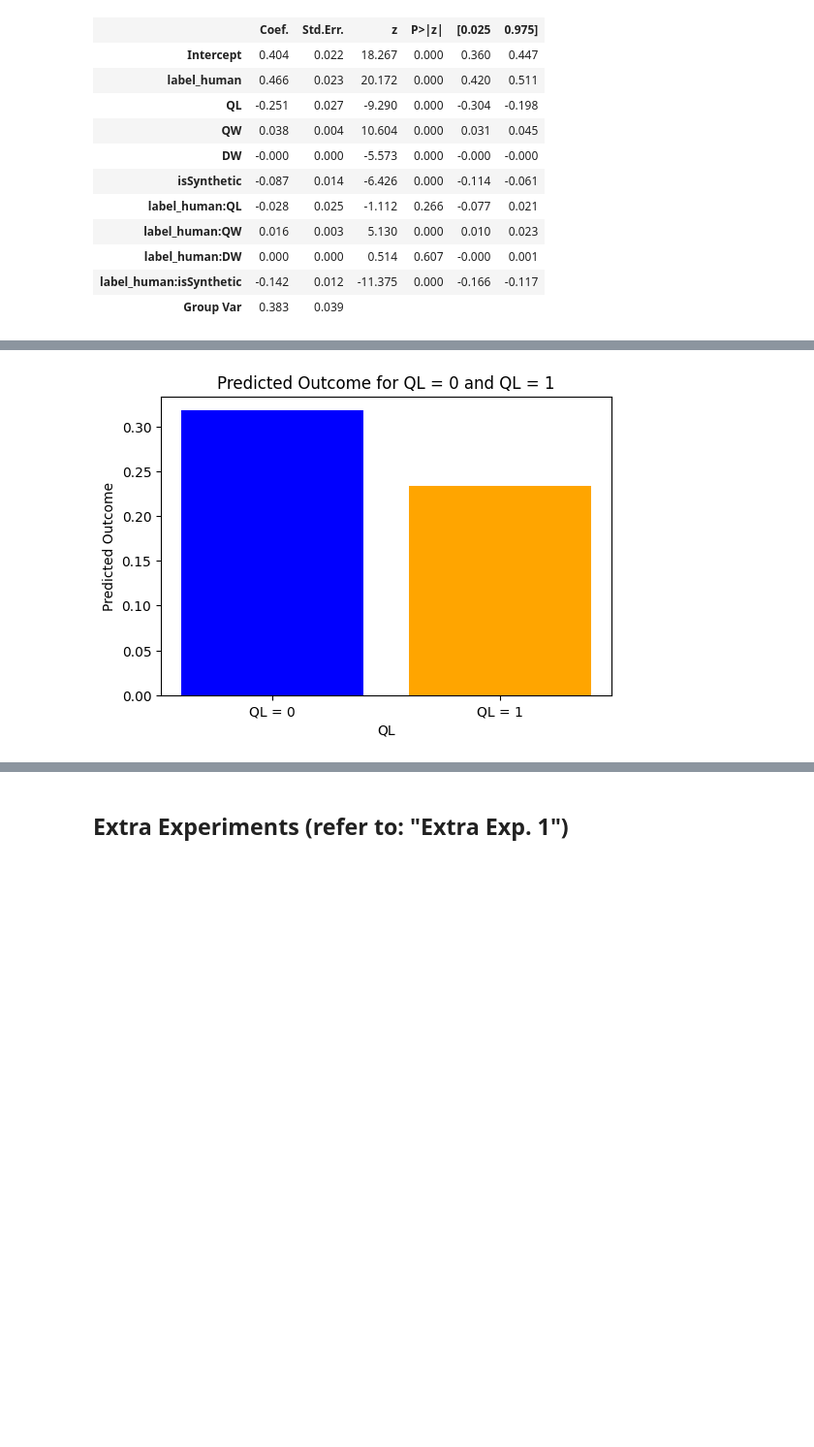
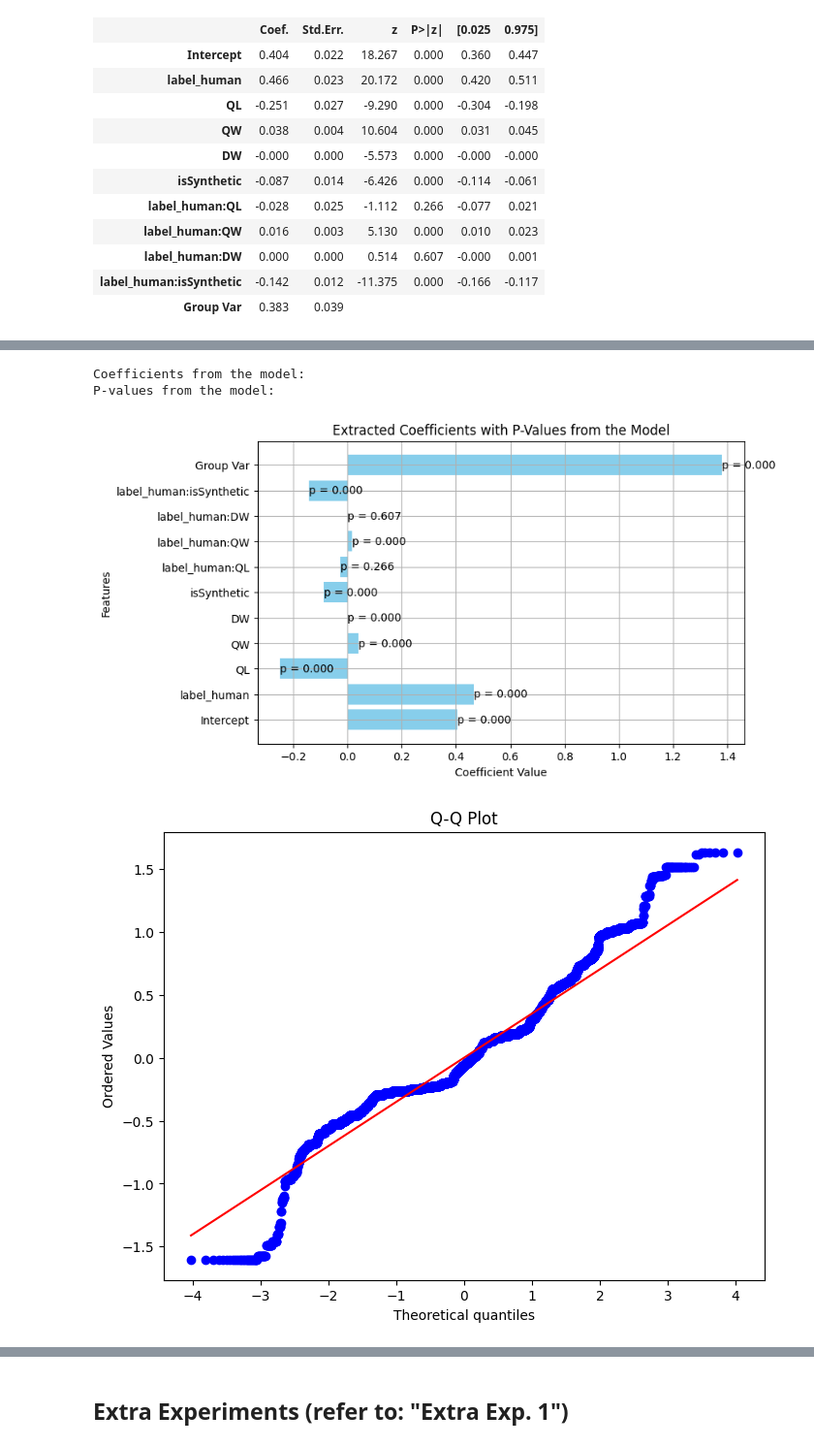
Before and after one commit to rahmanidashti/BiasSyntheticData, a Jupyter notebook: 3-mixed-effect-on-labels.ipynb, the cells around one changed output, grey strips where cells are left out. Shown at 97% size. Saved outputs shown, nothing was run; the diff lists cells and outputs as text; code cells hidden in the pictures; blank space fills up the shorter version.

```diff
--- a/3-mixed-effect-on-labels.ipynb
+++ b/3-mixed-effect-on-labels.ipynb
@@ -179,28 +165,8 @@ dtype: float64
-# %%
-# Create two copies of the data: one for QL = 0 and one for QL = 1
-data_ql_0 = data.copy()
-data_ql_1 = data.copy()
-
-# Set QL to 0 for the first dataset
-data_ql_0['QL'] = 0
-
-# Set QL to 1 for the second dataset
-data_ql_1['QL'] = 1
-
-# Predict outcomes when QL = 0 and QL = 1
-predictions_ql_0 = result.predict(data_ql_0)
-predictions_ql_1 = result.predict(data_ql_1)
-
-# Calculate the mean predicted outcome for QL = 0 and QL = 1
-mean_pred_ql_0 = np.mean(predictions_ql_0)
-mean_pred_ql_1 = np.mean(predictions_ql_1)
-
-# Plot the predictions
-plt.figure(figsize=(6, 4))
-plt.bar(['QL = 0', 'QL = 1'], [mean_pred_ql_0, mean_pred_ql_1], color=['blue', 'orange'])
-plt.title('Predicted Outcome for QL = 0 and QL = 1')
-plt.ylabel('Predicted Outcome')
-plt.xlabel('QL')
-plt.show()
-# %% [output]
-[figure, removed]
+# %%
+plot_coef(result)
+plot_residuals(result)
+# %% [output]
+Coefficients from the model:
+P-values from the model:
+[figure, added]
+[figure, added]
```
Also changed, not shown: parts of 13 cells of this notebook, 1 other file.
